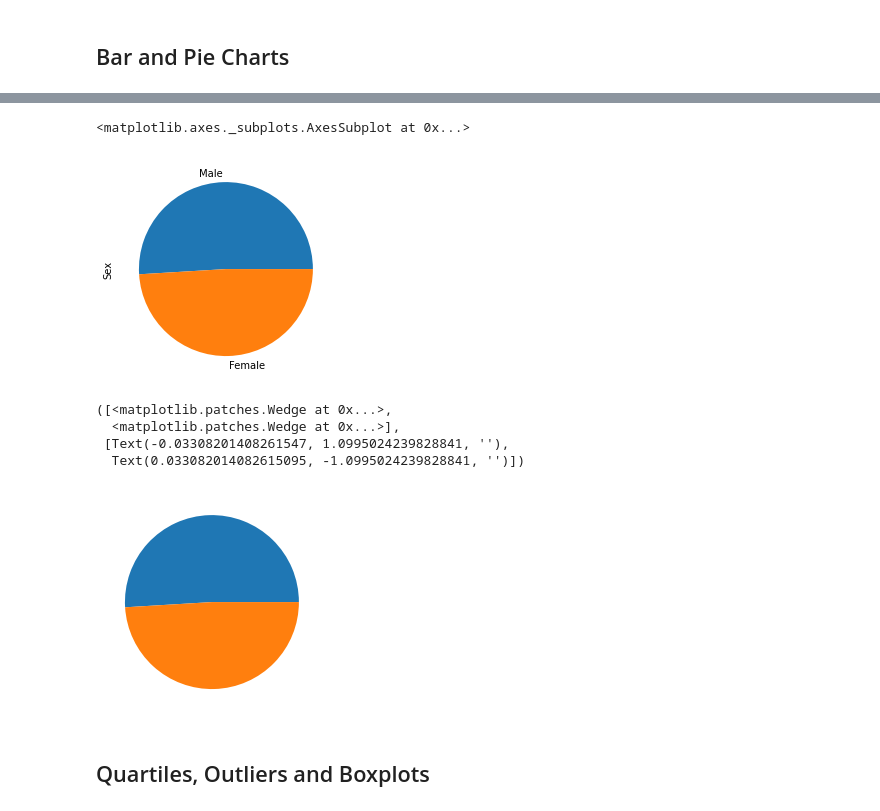
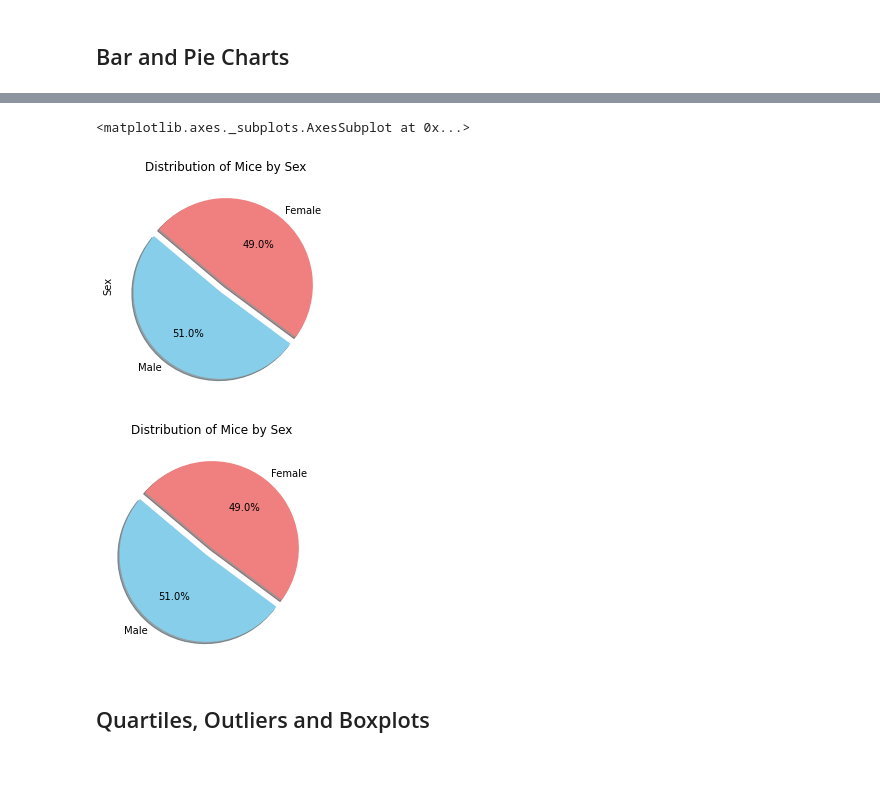
Before and after one commit to emcfarland/matplotlib-challenge, a Jupyter notebook: pymaceuticals.ipynb, the cells around one changed output, grey strips where cells are left out. Cells and saved outputs as stored; diff of their text form; code cells hidden in the pictures; blank space fills up the shorter version.

Commit message:
Added trendline, formatted plots for consistency.

```diff
--- a/pymaceuticals.ipynb
+++ b/pymaceuticals.ipynb
@@ -120,18 +109,27 @@ plt.xticks(tick_locations, df["Drug Regimen"].unique(), rotation="vertical")
 # %%
 # Generate a pie plot showing the distribution of female versus male mice using pandas
-df["Sex"].value_counts().plot.pie()
+colors = ["skyblue", "lightcoral"]
+df["Sex"].value_counts().plot.pie(title="Distribution of Mice by Sex",
+                                  colors=colors, explode=(0.1,0),
+                                  shadow=True,
+                                  autopct="%1.1f%%",
+                                  startangle=140)
 # %% [output]
 <matplotlib.axes._subplots.AxesSubplot at 0x...>
-[figure, old version]
+[figure, new version]
 # %%
 # Generate identical pie plot using pyplot
-plt.pie(df["Sex"].value_counts())
+plt.pie(df["Sex"].value_counts(),
+        labels=df["Sex"].unique(),
+        colors=colors,
+        explode = (0.1,0),
+        autopct="%1.1f%%",
+        shadow=True,
+        startangle=140)
+plt.title("Distribution of Mice by Sex")
+plt.show()
 # %% [output]
-([<matplotlib.patches.Wedge at 0x...>,
-  <matplotlib.patches.Wedge at 0x...>],
- [Text(-0.03308201408261547, 1.0995024239828841, ''),
-  Text(0.033082014082615095, -1.0995024239828841, '')])
-[figure, old version]
+[figure, new version]
 # %% [markdown]
 ## Quartiles, Outliers and Boxplots
 # %%
```
Also changed, not shown: parts of 11 cells of this notebook.
